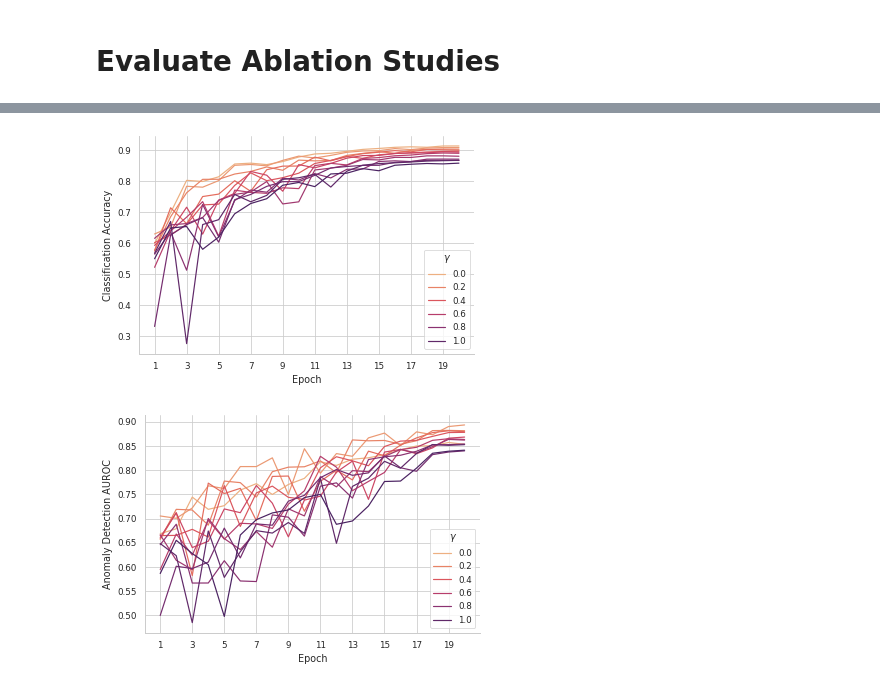
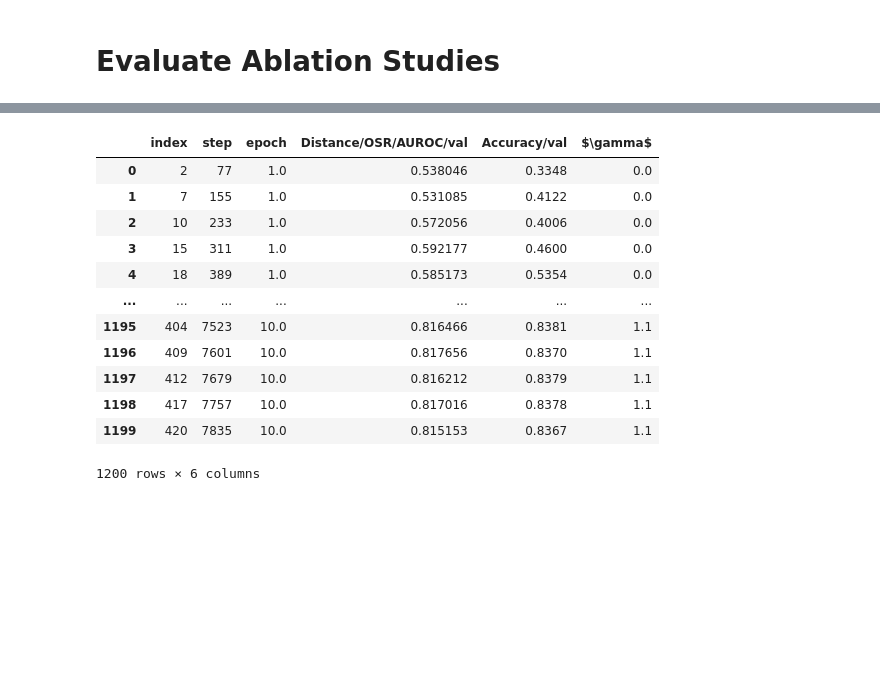
Before and after one commit to kkirchheim/mchad, a Jupyter notebook: notebooks/ablation.ipynb, the cells around one changed output, grey strips where cells are left out. Cells and saved outputs as stored; diff of their text form; code cells hidden in the pictures; blank space fills up the shorter version.

```diff
--- a/notebooks/ablation.ipynb
+++ b/notebooks/ablation.ipynb
@@ -91,36 +131,16 @@ plt.show()
-# %%
-dfs = []
-
-for i in range(0, 12):
-    path = f"/home/ki/projects/work/mchad/logs/multiruns/ablation/12/04/21-14:49:51/vary_oe/{i}/"
-    cfg = OmegaConf.load(join(path, "config.yaml"))
-    ce = cfg["model"]["weight_oe"]
-    df = pd.read_csv(join(path, "csv/version_0/metrics.csv"))
-
-    tmp = df[["step", "epoch", "Distance/OSR/AUROC/val", "Accuracy/val"]].dropna()
-    tmp["$\\gamma$"] = ce
-    tmp["epoch"] += 1
-    dfs.append(tmp)
-
-df = pd.concat(dfs).reset_index()
-
-g = sb.lineplot(data=df, x="epoch", y="Accuracy/val", hue="$\gamma$", palette="flare")
-plt.xlabel("Epoch")
-plt.ylabel("Classification Accuracy")
-sb.despine()
-g.set(xticks=list(range(1, 21, 2)))
-plt.savefig("out/acc-gamma.pgf", dpi=300)
-plt.show()
-
-g = sb.lineplot(
-    data=df, x="epoch", y="Distance/OSR/AUROC/val", hue="$\gamma$", palette="flare"
-)
-plt.xlabel("Epoch")
-plt.ylabel("Anomaly Detection AUROC")
-g.set(xticks=list(range(1, 21, 2)))
-sb.despine()
-plt.savefig("out/auroc-gamma.pgf", dpi=300)
-plt.show()
-# %% [output]
-[figure, removed]
-[figure, removed]
+# %%
+df
+# %% [output]
+|  | index | step | epoch | Distance/OSR/AUROC/val | Accuracy/val | $\gamma$ |
+| 0 | 2 | 77 | 1.0 | 0.538046 | 0.3348 | 0.0 |
+| 1 | 7 | 155 | 1.0 | 0.531085 | 0.4122 | 0.0 |
+| 2 | 10 | 233 | 1.0 | 0.572056 | 0.4006 | 0.0 |
+| 3 | 15 | 311 | 1.0 | 0.592177 | 0.4600 | 0.0 |
+| 4 | 18 | 389 | 1.0 | 0.585173 | 0.5354 | 0.0 |
+| ... | ... | ... | ... | ... | ... | ... |
+| 1195 | 404 | 7523 | 10.0 | 0.816466 | 0.8381 | 1.1 |
+| 1196 | 409 | 7601 | 10.0 | 0.817656 | 0.8370 | 1.1 |
+| 1197 | 412 | 7679 | 10.0 | 0.816212 | 0.8379 | 1.1 |
+| 1198 | 417 | 7757 | 10.0 | 0.817016 | 0.8378 | 1.1 |
+| 1199 | 420 | 7835 | 10.0 | 0.815153 | 0.8367 | 1.1 |
+1200 rows × 6 columns
```
Also changed, not shown: parts of 3 cells of this notebook, 13 other files.
